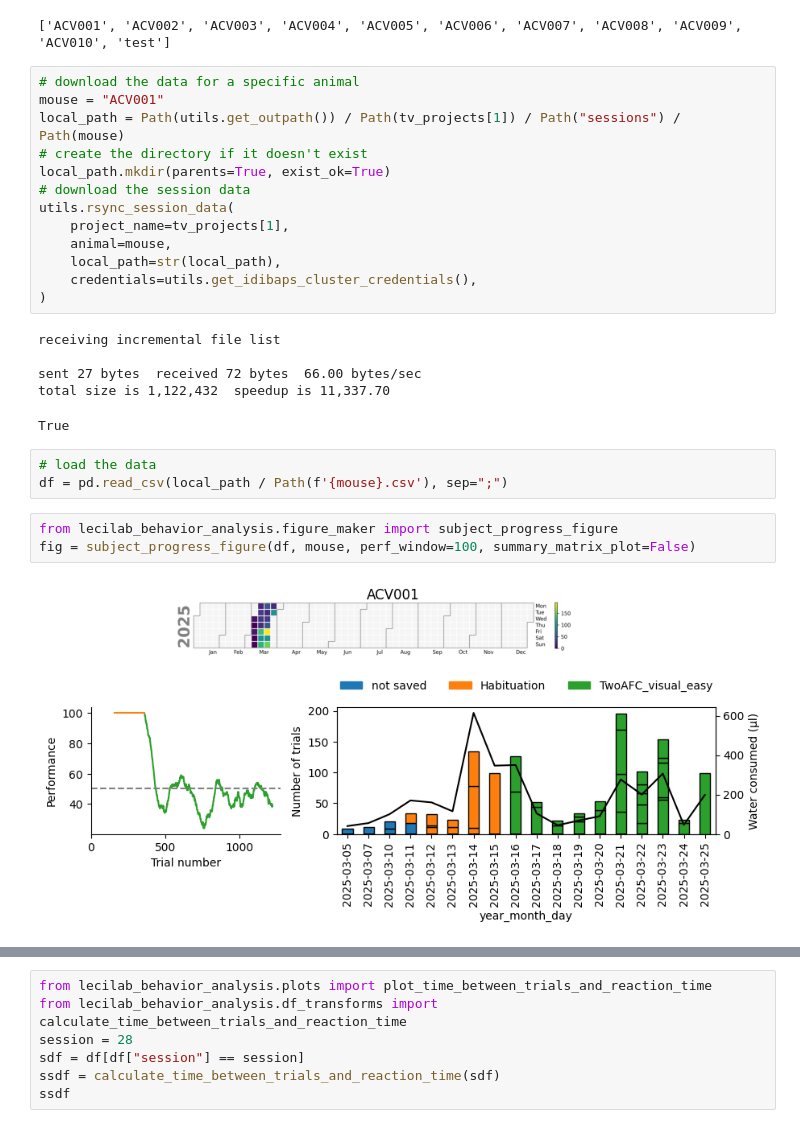
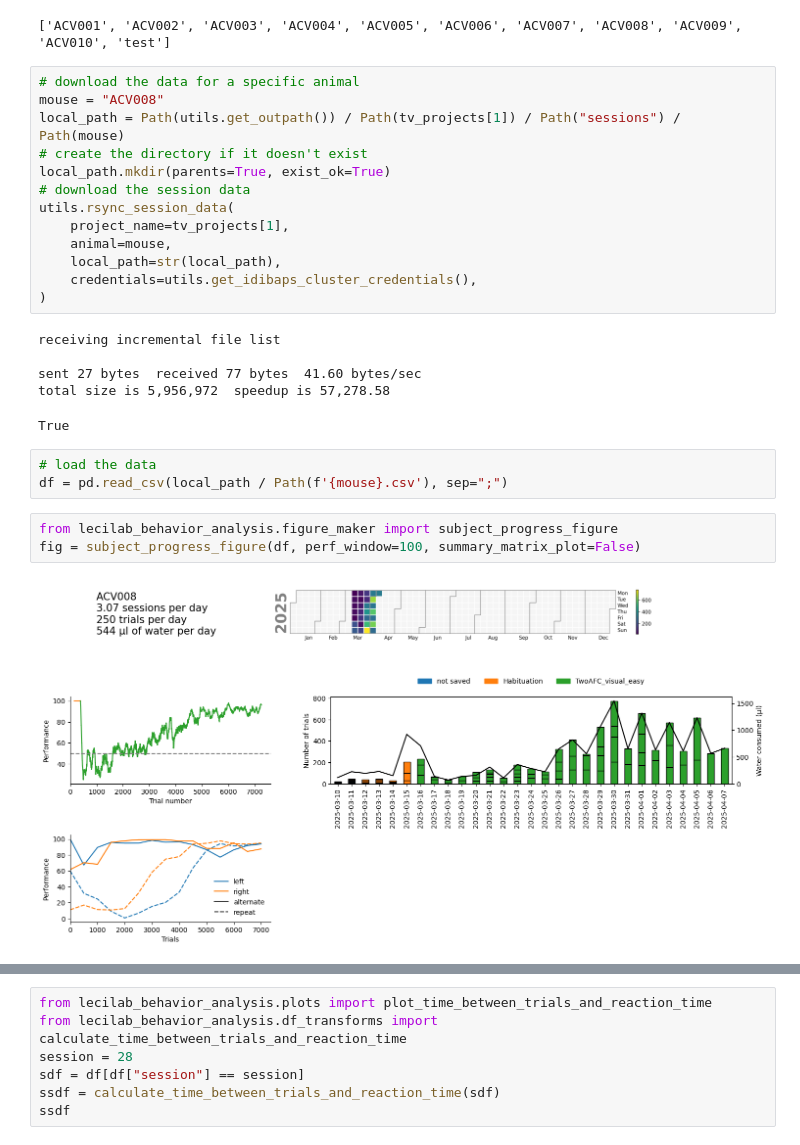
Before and after one commit to LearningCircuitsLab/lecilab-behavior-analysis, a Jupyter notebook: lecilab_behavior_analysis/plot_testing.ipynb, the cells around one changed output, grey strips where cells are left out. Cells and saved outputs as stored; diff of their text form.

Commit message:
new subject plot

```diff
--- a/lecilab_behavior_analysis/plot_testing.ipynb
+++ b/lecilab_behavior_analysis/plot_testing.ipynb
@@ -21,7 +21,7 @@ print(animals)
 ['ACV001', 'ACV002', 'ACV003', 'ACV004', 'ACV005', 'ACV006', 'ACV007', 'ACV008', 'ACV009', 'ACV010', 'test']
 # %%
 # download the data for a specific animal
-mouse = "ACV001"
+mouse = "ACV008"
 local_path = Path(utils.get_outpath()) / Path(tv_projects[1]) / Path("sessions") / Path(mouse)
 # create the directory if it doesn't exist
 local_path.mkdir(parents=True, exist_ok=True)
@@ -35,17 +35,17 @@ utils.rsync_session_data(
 # %% [output]
 receiving incremental file list
 
-sent 27 bytes  received 72 bytes  66.00 bytes/sec
-total size is 1,122,432  speedup is 11,337.70
+sent 27 bytes  received 77 bytes  41.60 bytes/sec
+total size is 5,956,972  speedup is 57,278.58
 True
 # %%
 # load the data
 df = pd.read_csv(local_path / Path(f'{mouse}.csv'), sep=";")
 # %%
 from lecilab_behavior_analysis.figure_maker import subject_progress_figure
-fig = subject_progress_figure(df, mouse, perf_window=100, summary_matrix_plot=False)
+fig = subject_progress_figure(df, perf_window=100, summary_matrix_plot=False)
 # %% [output]
-[figure, old version]
+[figure, new version]
 # %%
 from lecilab_behavior_analysis.figure_maker import session_summary_figure
 from lecilab_behavior_analysis.df_transforms import add_trial_of_day_column_to_df, add_day_column_to_df
```
Also changed, not shown: parts of 1 cell of this notebook, 4 other files.
